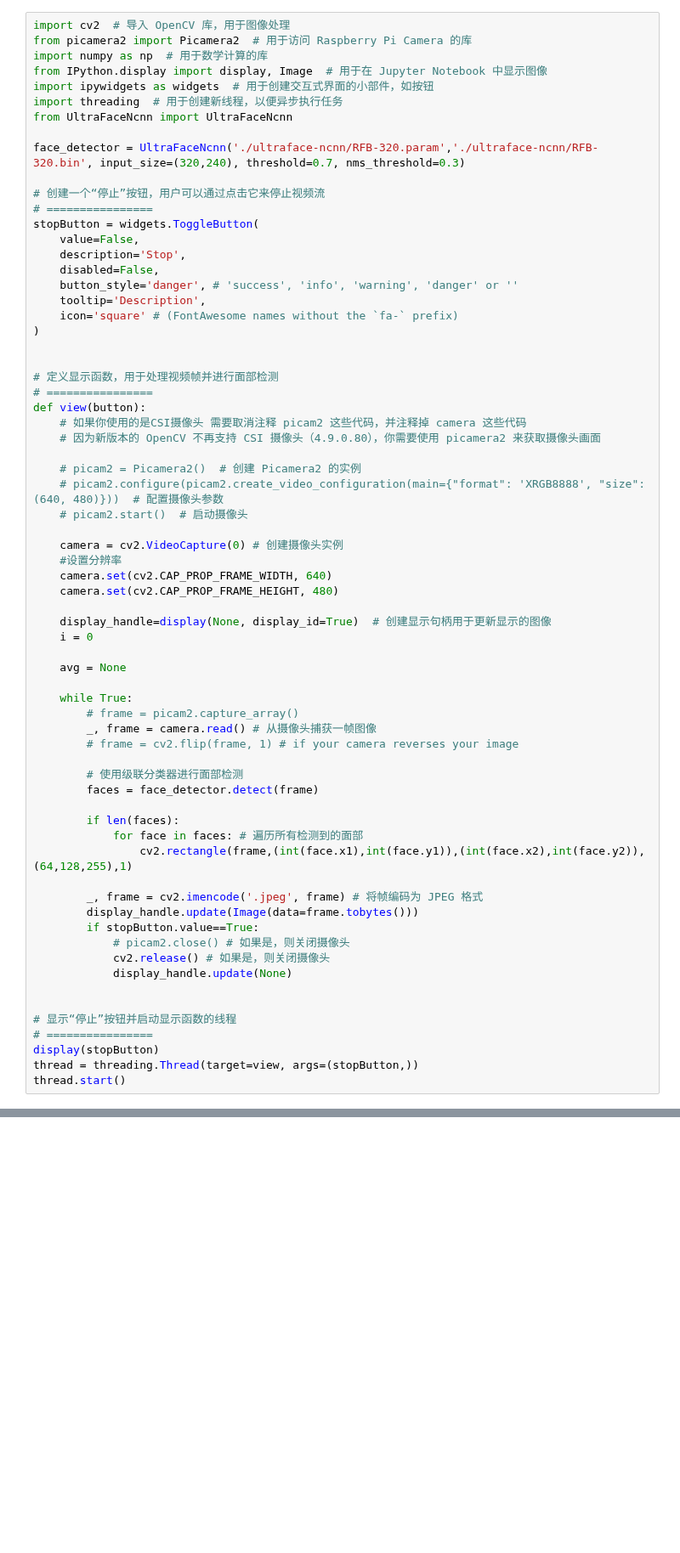
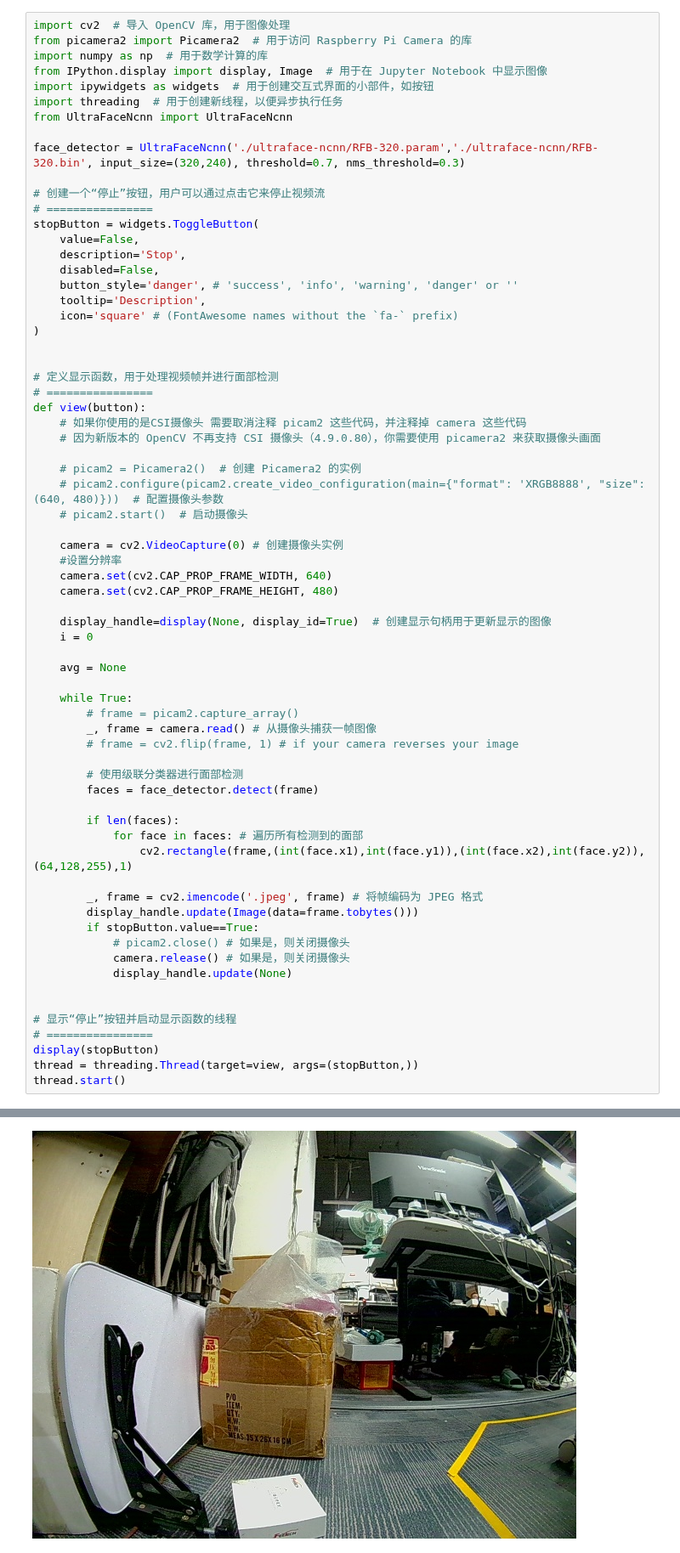
Before and after one commit to matthewhand/ugv_rpi, a Jupyter notebook: tutorials/tutorial_cn/17 OpenCV 人脸识别.ipynb, the cells around one changed output, grey strips where cells are left out. Shown at 85% size. Drawn from its saved outputs; the diff is of its cells as text; blank space fills up the shorter version.

Commit message:
Visual tracking and line following have been optimized, the corresponding tutorials have been updated, and some issues have been fixed.

```diff
--- a/tutorials/tutorial_cn/17 OpenCV 人脸识别.ipynb
+++ b/tutorials/tutorial_cn/17 OpenCV 人脸识别.ipynb
@@ -100,7 +98,7 @@ def view(button):
         display_handle.update(Image(data=frame.tobytes()))
         if stopButton.value==True:
             # picam2.close() # 如果是，则关闭摄像头
-            cv2.release() # 如果是，则关闭摄像头
+            camera.release() # 如果是，则关闭摄像头
             display_handle.update(None)
 
 
@@ -109,3 +107,4 @@ def view(button):
 display(stopButton)
 thread = threading.Thread(target=view, args=(stopButton,))
 thread.start()
+# %% [output]
@@ -111,0 +112 @@ thread.start()
+[figure, added]
```
Also changed, not shown: parts of 2 cells of this notebook, 48 other files.
